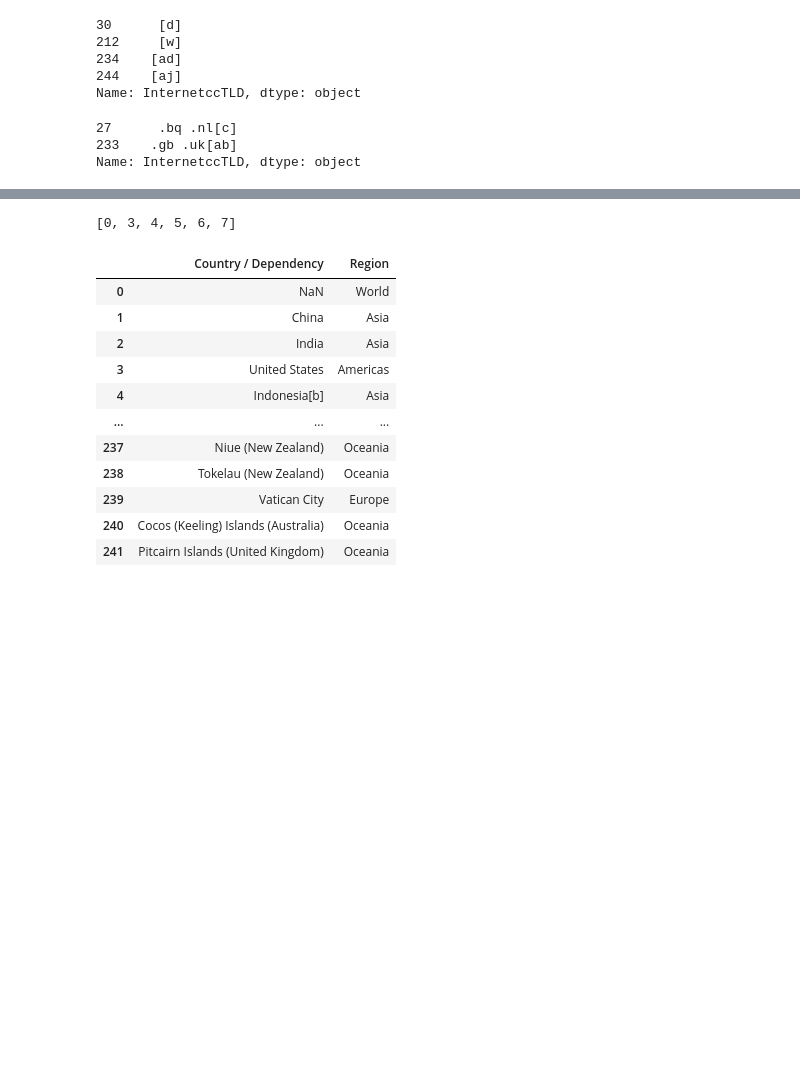
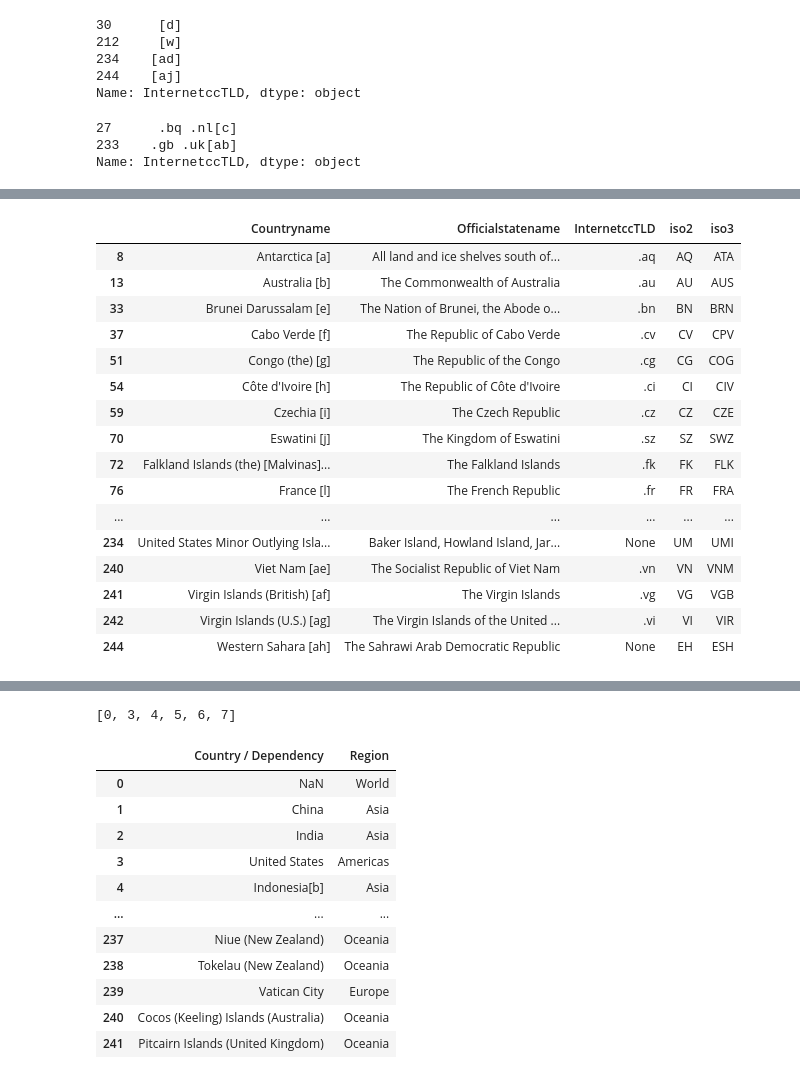
Before and after one commit to rhsu4/CTforGA_integrating, a Jupyter notebook: Exercises.ipynb, the cells around one changed output, grey strips where cells are left out. Saved outputs shown, nothing was run; the diff lists cells and outputs as text; code cells hidden in the pictures; blank space fills up the shorter version.

```diff
--- a/Exercises.ipynb
+++ b/Exercises.ipynb
@@ -112,3 +112,23 @@ isodata.loc[[27,233],:]
 # %%
 whichToDrop=range(2,7)
 isodata.drop(labels=isodata.columns[whichToDrop],axis=1,inplace=True)
+# %%
+isodata.loc[isodata.Countryname.str.endswith("]"),]
+# %% [output]
+|  | Countryname | Officialstatename | InternetccTLD | iso2 | iso3 |
+| 8 | Antarctica [a] | All land and ice shelves south of... | .aq | AQ | ATA |
+| 13 | Australia [b] | The Commonwealth of Australia | .au | AU | AUS |
+| 33 | Brunei Darussalam [e] | The Nation of Brunei, the Abode o... | .bn | BN | BRN |
+| 37 | Cabo Verde [f] | The Republic of Cabo Verde | .cv | CV | CPV |
+| 51 | Congo (the) [g] | The Republic of the Congo | .cg | CG | COG |
+| 54 | Côte d'Ivoire [h] | The Republic of Côte d'Ivoire | .ci | CI | CIV |
+| 59 | Czechia [i] | The Czech Republic | .cz | CZ | CZE |
+| 70 | Eswatini [j] | The Kingdom of Eswatini | .sz | SZ | SWZ |
+| 72 | Falkland Islands (the) [Malvinas]... | The Falkland Islands | .fk | FK | FLK |
+| 76 | France [l] | The French Republic | .fr | FR | FRA |
+| ... | ... | ... | ... | ... | ... |
+| 234 | United States Minor Outlying Isla... | Baker Island, Howland Island, Jar... | None | UM | UMI |
+| 240 | Viet Nam [ae] | The Socialist Republic of Viet Nam | .vn | VN | VNM |
+| 241 | Virgin Islands (British) [af] | The Virgin Islands | .vg | VG | VGB |
+| 242 | Virgin Islands (U.S.) [ag] | The Virgin Islands of the United ... | .vi | VI | VIR |
+| 244 | Western Sahara [ah] | The Sahrawi Arab Democratic Republic | None | EH | ESH |
```
Also changed, not shown: parts of 10 cells of this notebook, 2 other files.
